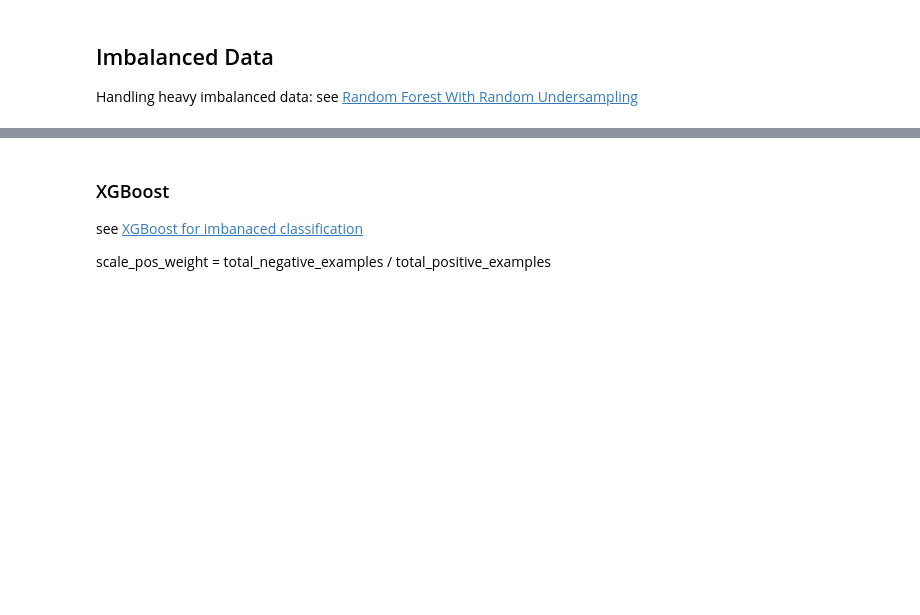
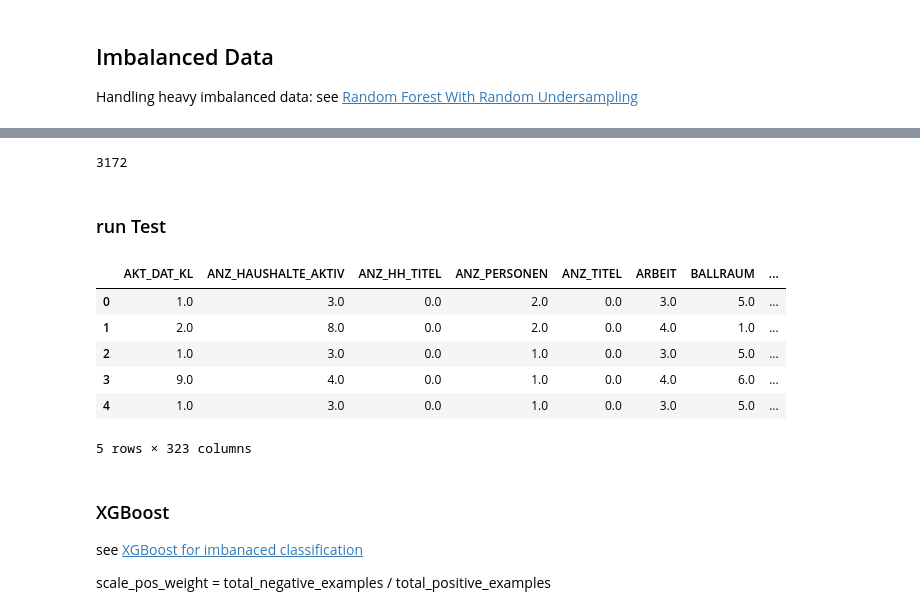
Before and after one commit to step-bauer/dsnd_capstone_arvato, a Jupyter notebook: Arvato Project Workbook.ipynb, the cells around one changed output, grey strips where cells are left out. Saved outputs shown, nothing was run; the diff lists cells and outputs as text; code cells hidden in the pictures; blank space fills up the shorter version.

```diff
--- a/Arvato Project Workbook.ipynb
+++ b/Arvato Project Workbook.ipynb
@@ -2052,0 +2108,40 @@ Mean ROC AUC: 0.631
+# %%
+best_predictions_simple.sum()
+# %% [output]
+3172
+# %% [markdown]
+### run Test
+# %%
+# I use stratify = y to keep the ratio of responses in the split datasets
+#X_train, X_val, y_train, y_val = train_test_split(X, y, stratify=y, test_size=0.2, random_state=142)
+df_population_cleaned['RESPONSE']=0
+df_customers_cleaned['RESPONSE']=1
+
+X_pop_cust = df_population_cleaned.append(df_customers_cleaned)
+y_pop_cust = X_pop_cust['RESPONSE'].astype('int')
+X_pop_cust = X_pop_cust.drop(columns='RESPONSE')
+
+X_train, X_val, y_train, y_val = train_test_split(X_pop_cust, y_pop_cust, test_size=0.3, random_state=142)
+# %%
+imputer = SimpleImputer(missing_values=np.nan, strategy='median')
+col_headers = X_train.columns
+
+X_train = imputer.fit_transform(X_train)
+X_val  =imputer.fit_transform(X_val)
+# %%
+X_train = pd.DataFrame(X_train)
+X_val  =pd.DataFrame(X_val)
+# %%
+X_train.columns = col_headers
+X_val.columns = col_headers
+
+
+X_train.head()
+# %% [output]
+|  | AKT_DAT_KL | ANZ_HAUSHALTE_AKTIV | ANZ_HH_TITEL | ANZ_PERSONEN | ANZ_TITEL | ARBEIT | BALLRAUM | ... |
+| 0 | 1.0 | 3.0 | 0.0 | 2.0 | 0.0 | 3.0 | 5.0 | ... |
+| 1 | 2.0 | 8.0 | 0.0 | 2.0 | 0.0 | 4.0 | 1.0 | ... |
+| 2 | 1.0 | 3.0 | 0.0 | 1.0 | 0.0 | 3.0 | 5.0 | ... |
+| 3 | 9.0 | 4.0 | 0.0 | 1.0 | 0.0 | 4.0 | 6.0 | ... |
+| 4 | 1.0 | 3.0 | 0.0 | 1.0 | 0.0 | 3.0 | 5.0 | ... |
+5 rows × 323 columns
```
Also changed, not shown: parts of 52 cells of this notebook.
